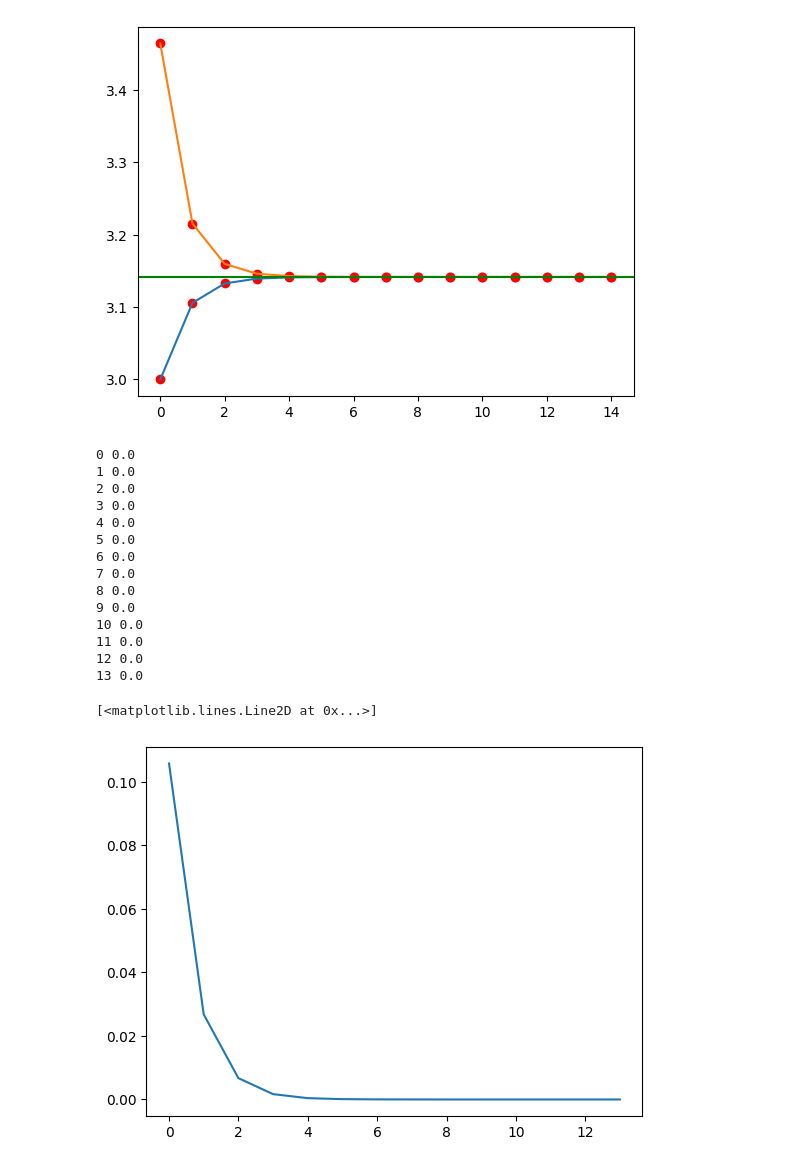
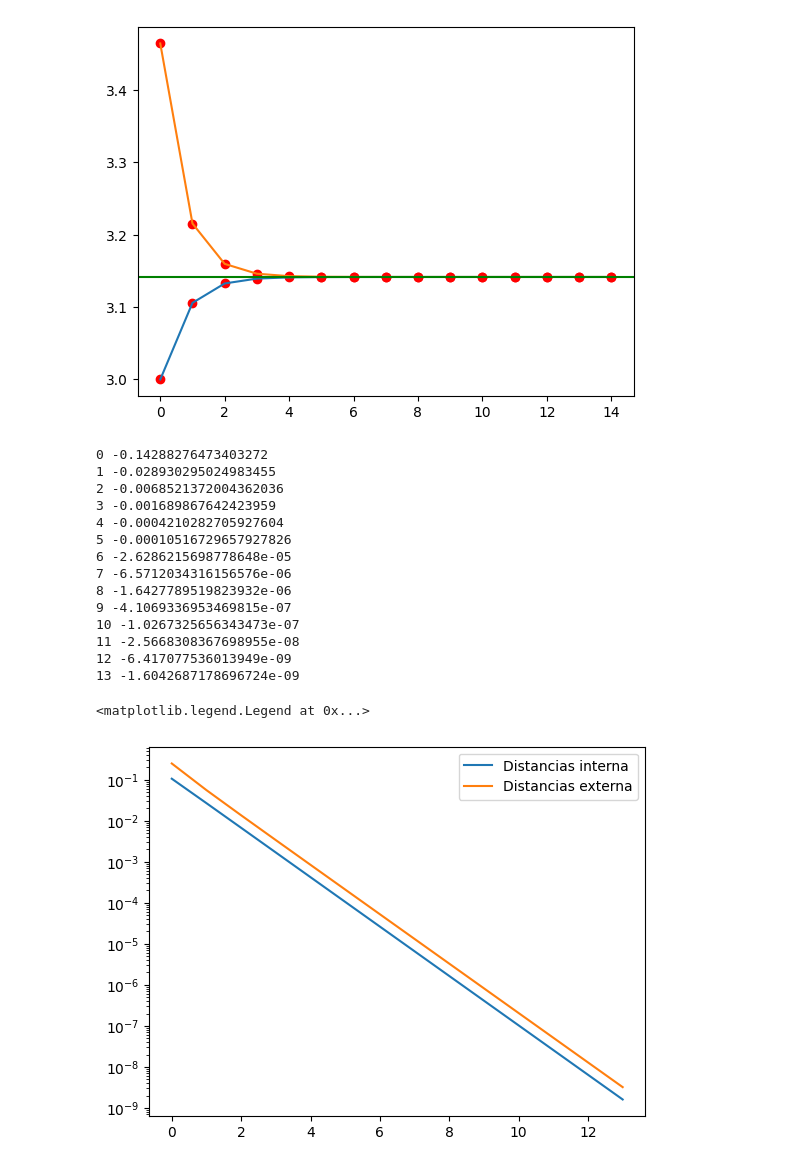
Before and after one commit to asegura4488/MetodosComputacionalesI2025, a Jupyter notebook: Semana2/ElementosPython.ipynb, the cells around one changed output. Drawn from its saved outputs; the diff is of its cells as text; code cells hidden in the pictures.

```diff
--- a/Semana2/ElementosPython.ipynb
+++ b/Semana2/ElementosPython.ipynb
@@ -131,28 +131,31 @@ distancias_in = []
 distancias_out = []
 for k in range(len(pi_in)-1): # No estoy tomando el ultimo
   distancias_in.append(np.abs(pi_in[k] - pi_in[k+1]))
-  distancias_out.append(np.abs(pi_in[k] - pi_in[k+1]))
+  distancias_out.append(np.abs(pi_out[k] - pi_out[k+1]))
 
 
 for i in range(len(distancias_in)):
   print(i,distancias_in[i]-distancias_out[i])
 # %% [output]
-0 0.0
-1 0.0
-2 0.0
-3 0.0
-4 0.0
-5 0.0
-6 0.0
-7 0.0
-8 0.0
-9 0.0
-10 0.0
-11 0.0
-12 0.0
-13 0.0
+0 -0.14288276473403272
+1 -0.028930295024983455
+2 -0.0068521372004362036
+3 -0.001689867642423959
+4 -0.0004210282705927604
+5 -0.00010516729657927826
+6 -2.6286215698778648e-05
+7 -6.5712034316156576e-06
+8 -1.6427789519823932e-06
+9 -4.1069336953469815e-07
+10 -1.0267325656343473e-07
+11 -2.5668308367698955e-08
+12 -6.417077536013949e-09
+13 -1.6042687178696724e-09
-# %%
-plt.plot(distancias_in)
-# %% [output]
-[<matplotlib.lines.Line2D at 0x...>]
-[figure, removed]
+# %%
+plt.plot(distancias_in,label='Distancias interna')
+plt.plot(distancias_out,label='Distancias externa')
+plt.yscale('log')
+plt.legend()
+# %% [output]
+<matplotlib.legend.Legend at 0x...>
+[figure, added]
```
